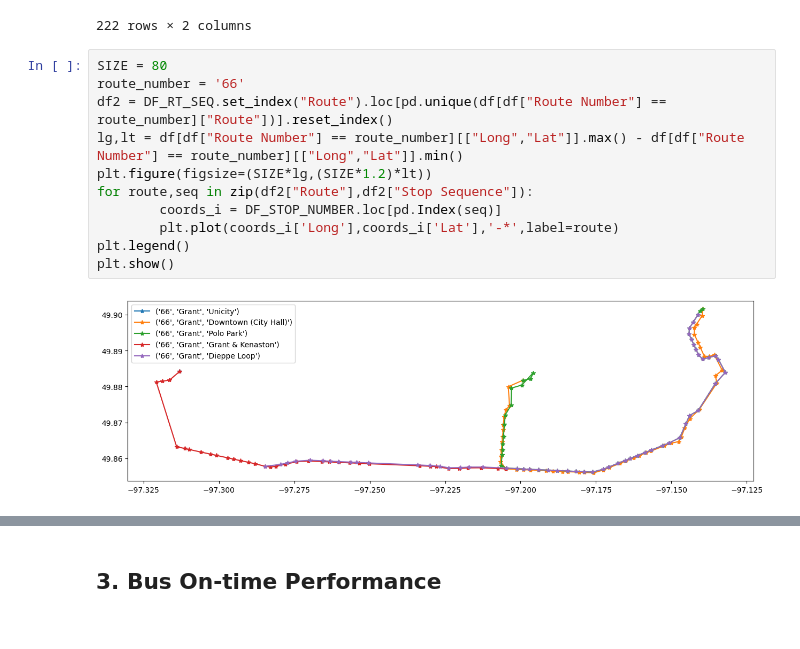
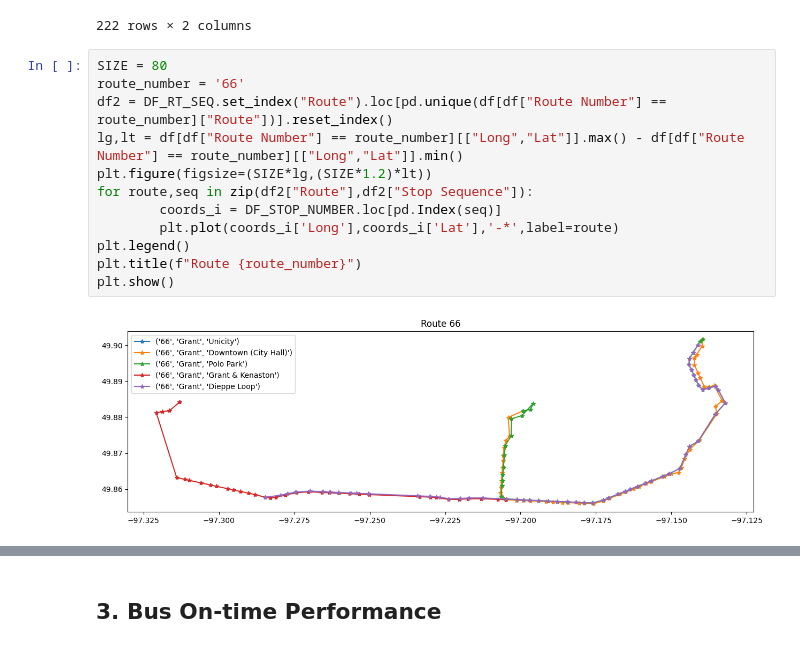
Before and after one commit to tranndt/ml-comp4710-WPGTransitOTP, a Jupyter notebook: res/0_data_visualization.ipynb, the cells around one changed output, grey strips where cells are left out. Cells and saved outputs as stored; diff of their text form.

```diff
--- a/res/0_data_visualization.ipynb
+++ b/res/0_data_visualization.ipynb
@@ -278,14 +279,15 @@ DF_RT_SEQ
 # %%
 SIZE = 80
 route_number = '66'
 df2 = DF_RT_SEQ.set_index("Route").loc[pd.unique(df[df["Route Number"] == route_number]["Route"])].reset_index()
 lg,lt = df[df["Route Number"] == route_number][["Long","Lat"]].max() - df[df["Route Number"] == route_number][["Long","Lat"]].min()
 plt.figure(figsize=(SIZE*lg,(SIZE*1.2)*lt))
 for route,seq in zip(df2["Route"],df2["Stop Sequence"]):
         coords_i = DF_STOP_NUMBER.loc[pd.Index(seq)]
         plt.plot(coords_i['Long'],coords_i['Lat'],'-*',label=route)
 plt.legend()
+plt.title(f"Route {route_number}")
 plt.show()
 # %% [output]
-[figure, old version]
+[figure, new version]
 # %%
```
Also changed, not shown: parts of 5 cells of this notebook.
